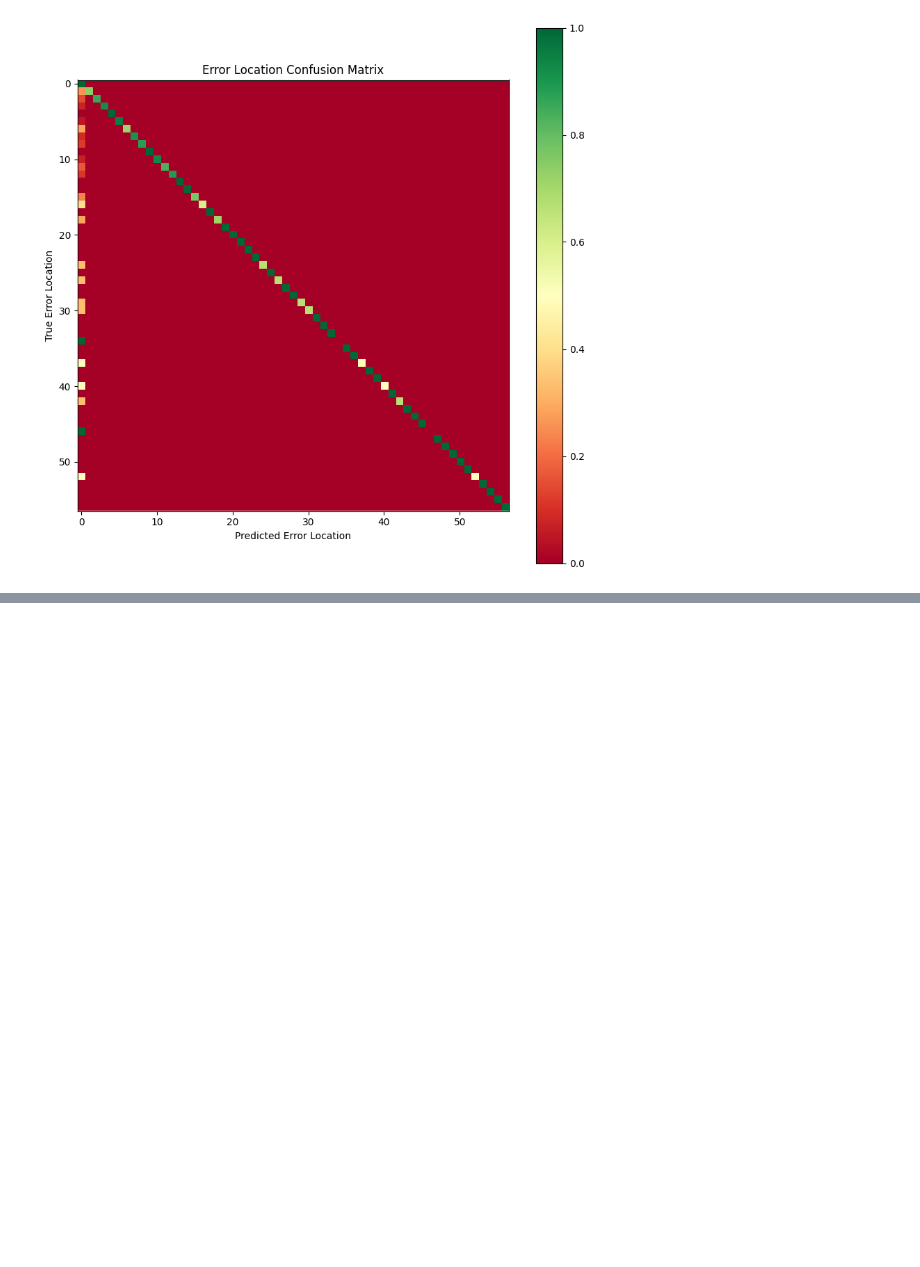
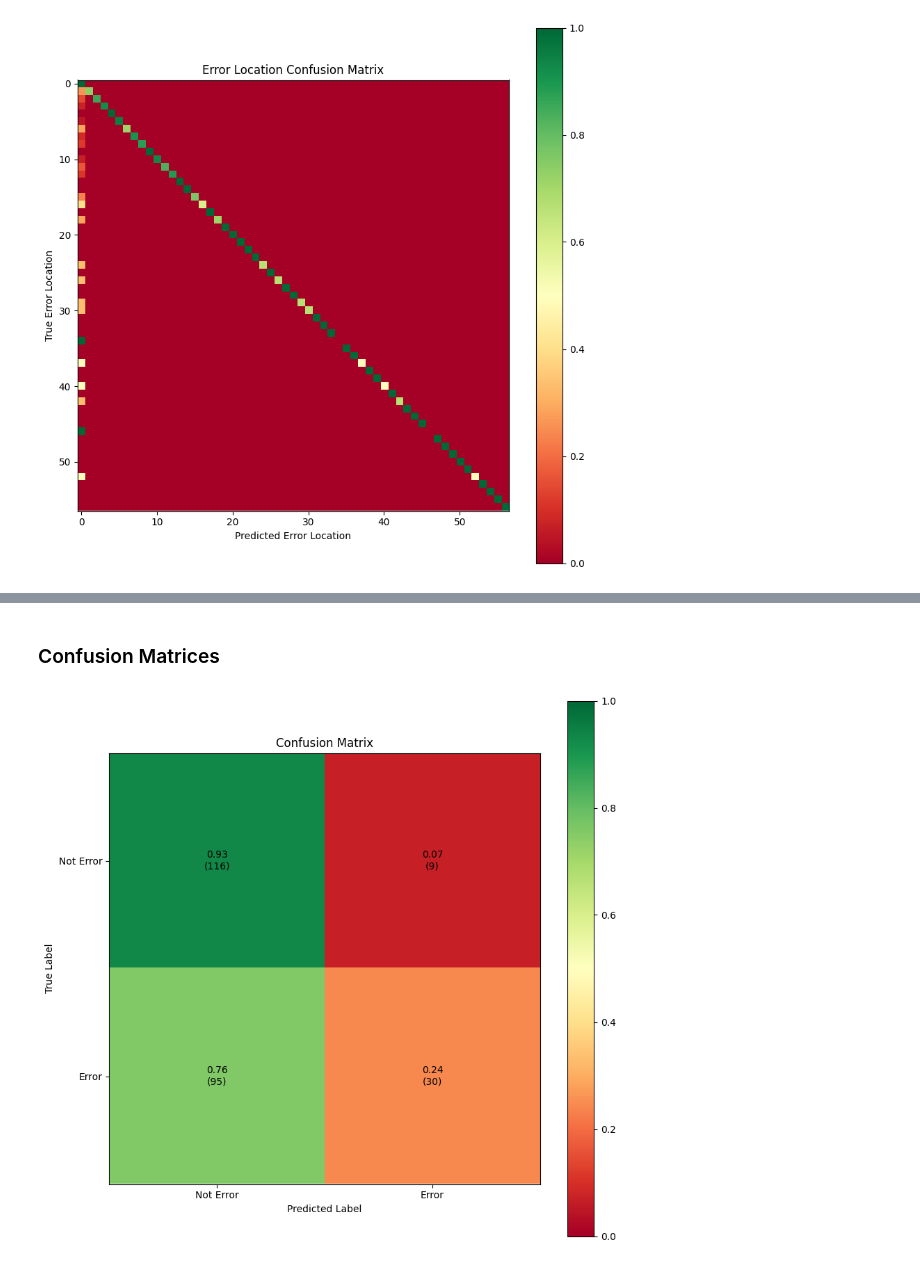
Before and after one commit to mfgeary/dsan5800-final-project, a Jupyter notebook: code/final-model.ipynb, the cells around one changed output, grey strips where cells are left out. Drawn from its saved outputs; the diff is of its cells as text; code cells hidden in the pictures; blank space fills up the shorter version.

Commit message:
Other Models tested

```diff
--- a/code/final-model.ipynb
+++ b/code/final-model.ipynb
@@ -797,0 +810,4 @@ plt.show()
+# %%
+test_df = pd.read_csv("../data/gutenberg-homophone-errors.csv")
+test_df = test_df.sample(250).reset_index(drop=True)
+test_df.head()
@@ -797,0 +821,12 @@ plt.show()
+# %%
+model="xlm-mlm-en-2048"
+fill_mask = pipeline('fill-mask', model=model)
+for i, sentence in enumerate(tqdm(test_df["sentence"])):
+    if i == 0:
+        output_df = homophone_checker(sentence, fill_mask=fill_mask)
+    else:
+        output_df = pd.concat([output_df, homophone_checker(sentence, fill_mask=fill_mask)])
+
+output_df.reset_index(inplace=True, drop=True)
+output_df.to_csv("../data/gutenberg-xlm-mlm-en-2048.csv")
+output_df.head()
@@ -797,0 +929,33 @@ plt.show()
+# %% [markdown]
+### Confusion Matrices
+# %%
+import matplotlib.pyplot as plt
+from sklearn.metrics import confusion_matrix
+import numpy as np
+
+# Assuming test_df and output_df are DataFrames with the "is_error" column
+conf_matrix = confusion_matrix(test_df["is_error"], output_df["is_error"], normalize="true")
+
+plt.figure(figsize=(10, 10))
+plt.imshow(conf_matrix, cmap="RdYlGn", vmin=0, vmax=1)
+plt.colorbar()
+
+# Add labels and title
+classes = ['Not Error', 'Error']
+tick_marks = np.arange(len(classes))
+
+plt.xticks(tick_marks, classes)
+plt.yticks(tick_marks, classes)
+
+plt.xlabel('Predicted Label')
+plt.ylabel('True Label')
+plt.title('Confusion Matrix')
+
+for i in range(len(classes)):
+    for j in range(len(classes)):
+        plt.text(j, i, f"{conf_matrix[i, j]:.2f}\n({conf_matrix[i, j] * (len(test_df)/2):.0f})",
+                 ha='center', va='center', color='black', fontsize=10)
+
+plt.show()
+# %% [output]
+[figure, added]
```
Also changed, not shown: parts of 40 cells of this notebook, 3 other files.
